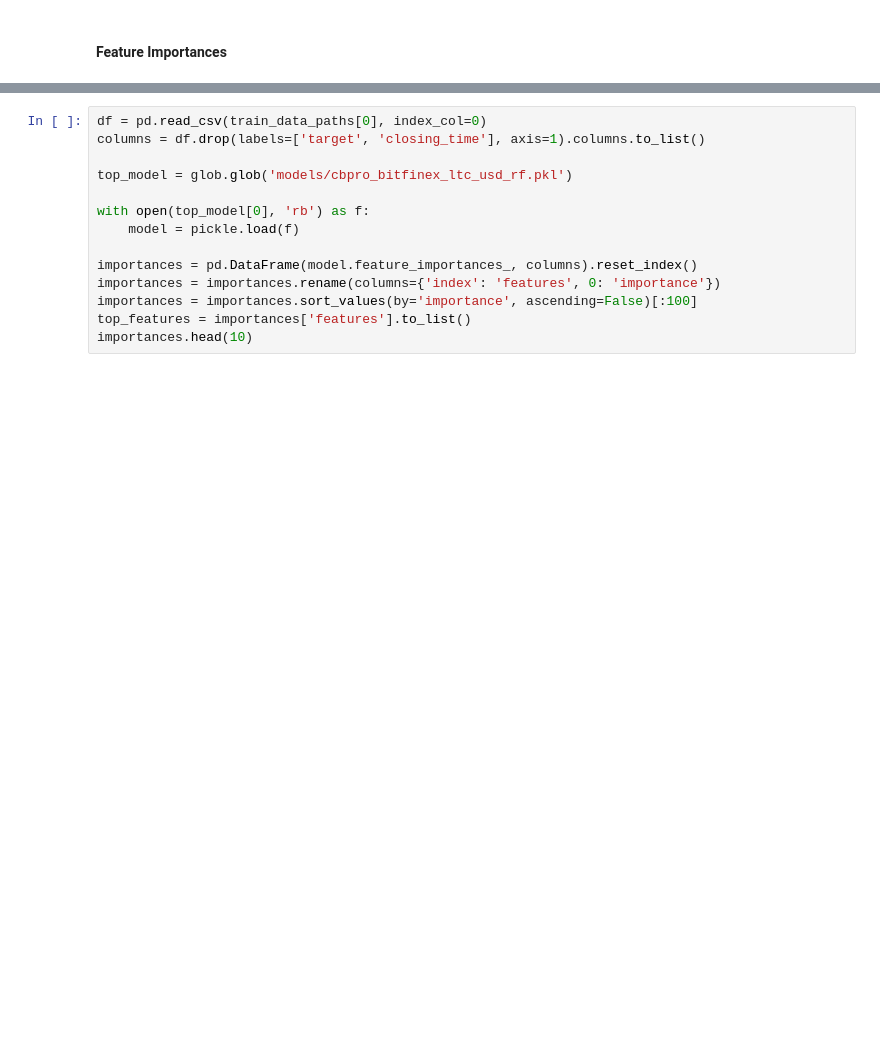
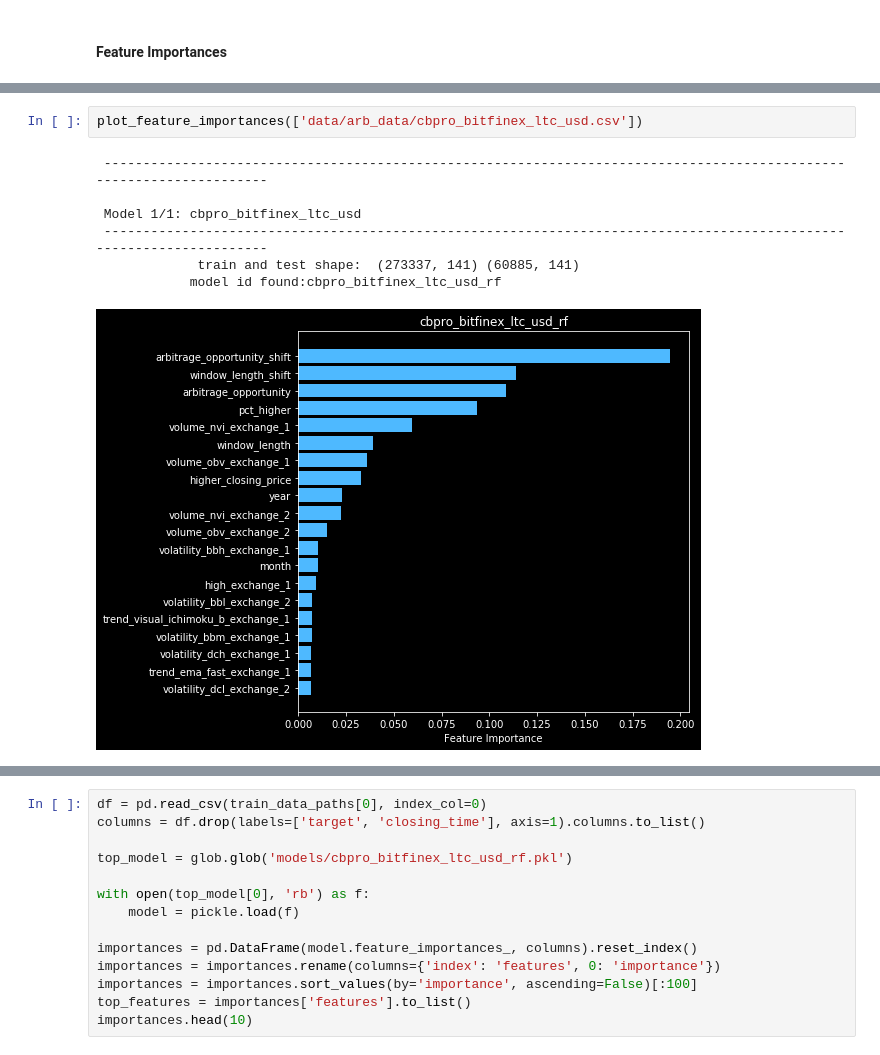
Before and after one commit to Cryptolytic-app/cryptolyticapp, a Jupyter notebook: modeling/2_arbitrage_model_training.ipynb, the cells around one changed output, grey strips where cells are left out. Saved outputs shown, nothing was run; the diff lists cells and outputs as text; blank space fills up the shorter version.

```diff
--- a/modeling/2_arbitrage_model_training.ipynb
+++ b/modeling/2_arbitrage_model_training.ipynb
@@ -852,3 +922,13 @@ def plot_feature_importances(train_data_paths, pkls):
 
     plt.show()
+# %%
+plot_feature_importances(['data/arb_data/cbpro_bitfinex_ltc_usd.csv'])
+# %% [output]
+ ---------------------------------------------------------------------------------------------------------------------
+
+ Model 1/1: cbpro_bitfinex_ltc_usd
+ ---------------------------------------------------------------------------------------------------------------------
+             train and test shape:  (273337, 141) (60885, 141)
+            model id found:cbpro_bitfinex_ltc_usd_rf
+[figure, added]
 # %%
```
Also changed, not shown: parts of 4 cells of this notebook, 4 other files.
